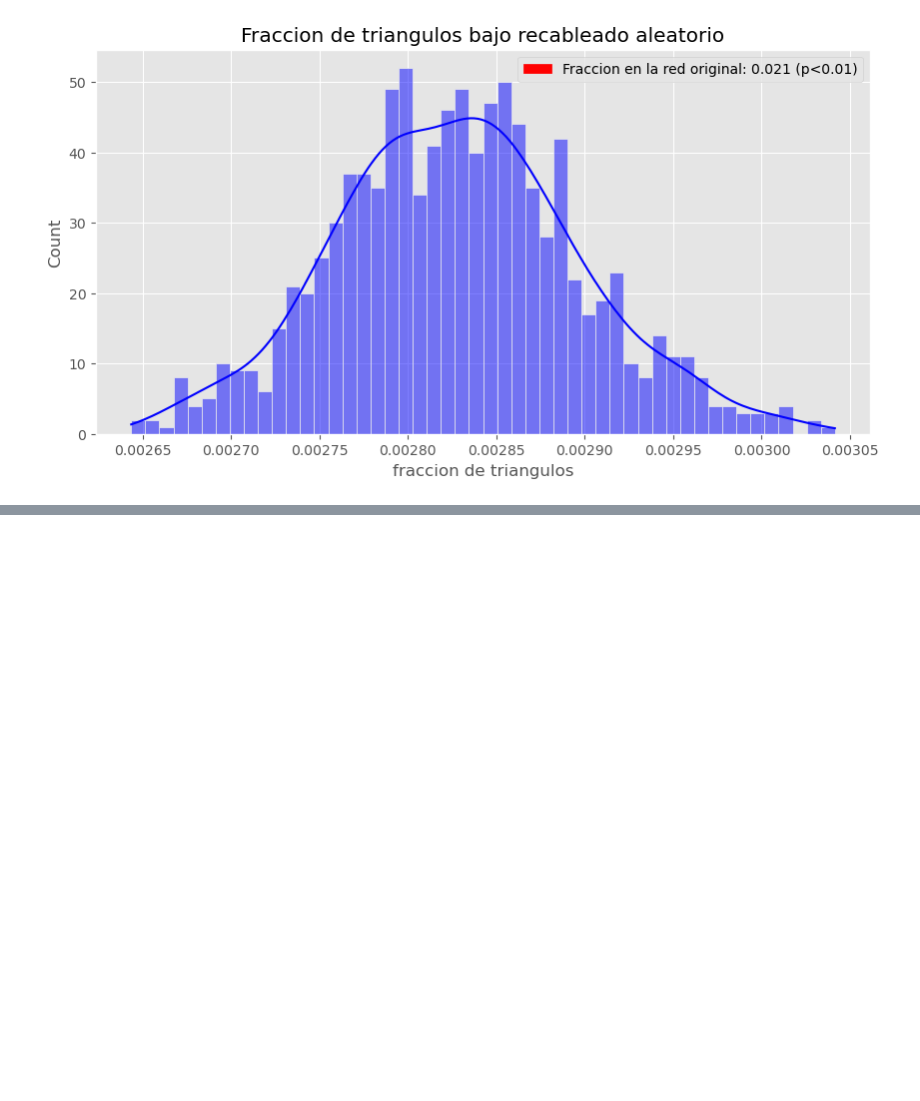
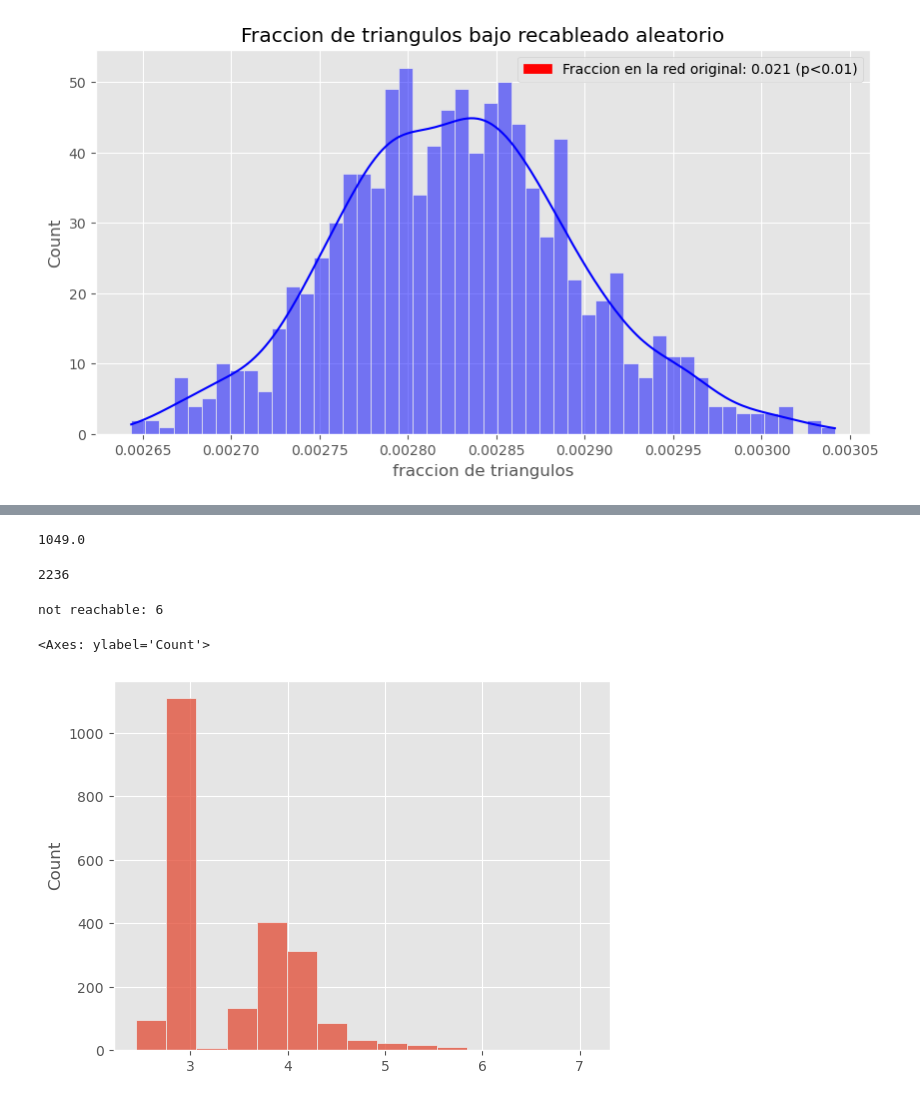
Before and after one commit to nyanovsky/tesis, a Jupyter notebook: data/network_analysis.ipynb, the cells around one changed output, grey strips where cells are left out. Drawn from its saved outputs; the diff is of its cells as text; code cells hidden in the pictures; blank space fills up the shorter version.

```diff
--- a/data/network_analysis.ipynb
+++ b/data/network_analysis.ipynb
@@ -151,0 +188,3 @@ plt.legend(handles=custom_legend, loc="upper right")
+# %%
+genes = [x for x in G.nodes() if x.startswith("G")]
+len([x for x in genes if x in ids])/len(genes)
@@ -151,0 +197,40 @@ plt.legend(handles=custom_legend, loc="upper right")
+# %%
+len(genes)*0.5669250645994832-2242
+# %% [output]
+1049.0
+# %%
+len(genes)-len(GG_subgraph)
+# %% [output]
+2236
+# %%
+not_connected_genes = [node for node in genes if node not in GG_subgraph.nodes()]
+# %%
+def dists_to_subgraph(sources, targets):
+    dists_to_trgt= [] # (avg, min, max)
+    for node in sources:
+        dists = nx.single_source_shortest_path_length(G, source=node)
+        to_subgraph = []
+        for target in targets:
+            try:
+                to_subgraph.append(dists[target])
+            except:
+                continue
+        if len(to_subgraph) > 0:
+            avg, min_d, max_d = np.mean(to_subgraph), min(to_subgraph), max(to_subgraph)
+            dists_to_trgt.append((avg, min_d, max_d))
+        else:
+            dists_to_trgt.append("not_reachable")
+
+    reachables = [x for x in dists_to_trgt if x != "not_reachable"]
+
+    print(f"not reachable: {len(sources)-len(reachables)}")
+    return reachables
+# %%
+reachables_gg_sub = dists_to_subgraph(not_connected_genes, GG_subgraph.nodes())
+# %% [output]
+not reachable: 6
+# %%
+sns.histplot([x[0] for x in reachables_gg_sub], bins=15)
+# %% [output]
+<Axes: ylabel='Count'>
+[figure, added]
```
Also changed, not shown: parts of 24 cells of this notebook, 13 other files.
